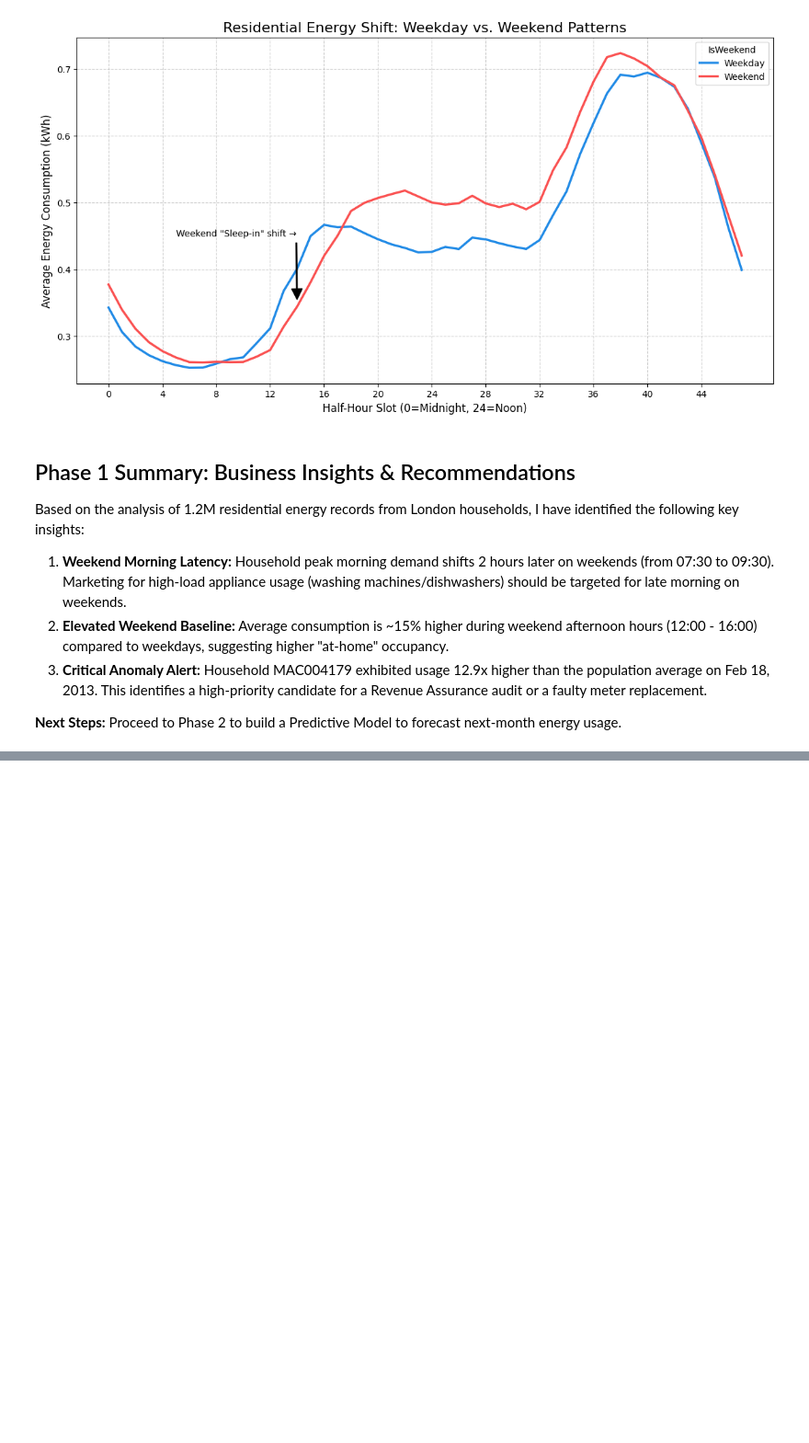
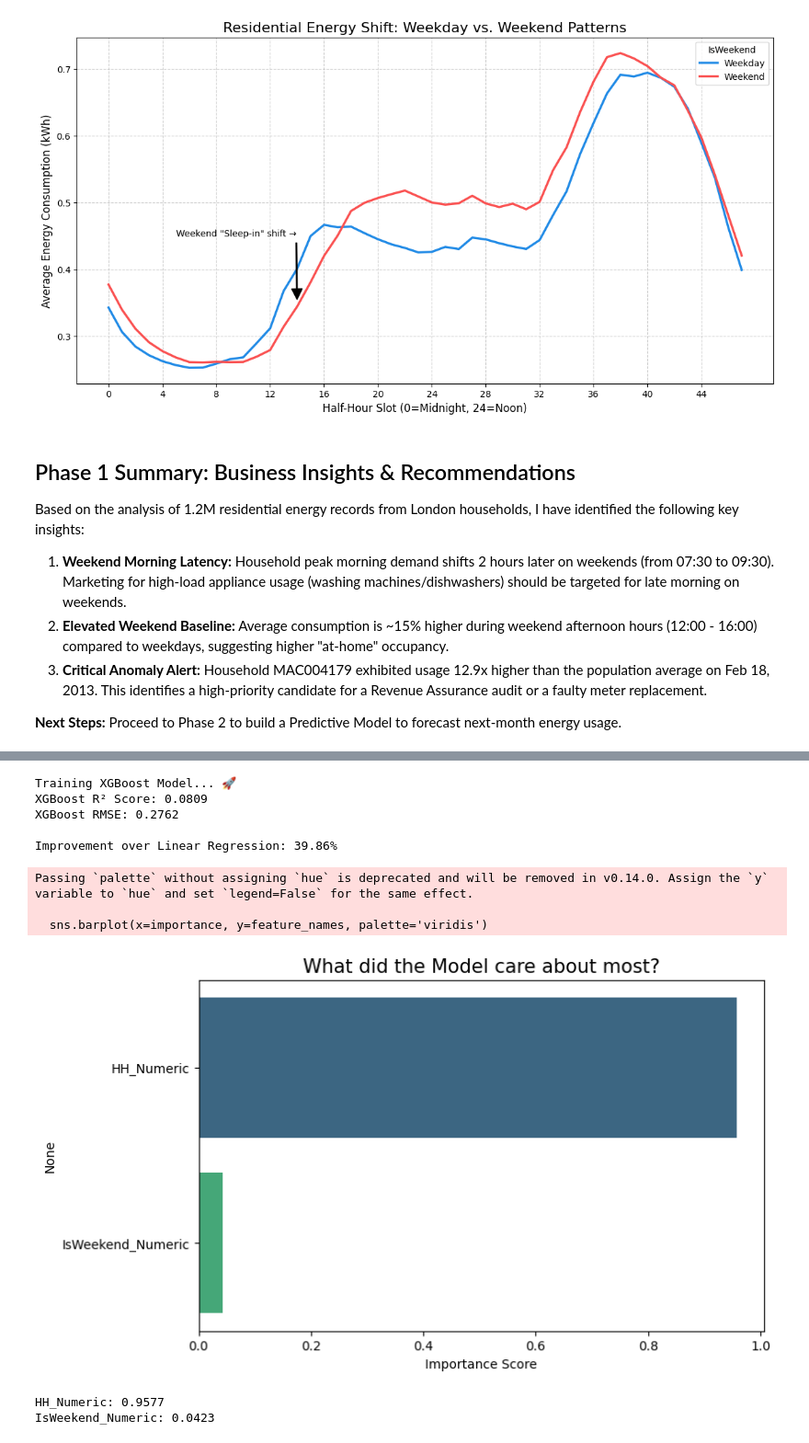
Before and after one commit to Kennyg-w/smart-meter-energy-analysis, a Jupyter notebook: notebooks/analysis.ipynb, the cells around one changed output, grey strips where cells are left out. Shown at 92% size. Cells and saved outputs as stored; diff of their text form; code cells hidden in the pictures; blank space fills up the shorter version.

```diff
--- a/notebooks/analysis.ipynb
+++ b/notebooks/analysis.ipynb
@@ -266,0 +387,57 @@ Based on the analysis of 1.2M residential energy records from London households,
+# %%
+import xgboost as xgb
+from sklearn.metrics import r2_score, mean_squared_error
+
+# 1. Initialize the XGBoost Regressor
+# We use standard parameters for now
+model_xgb = xgb.XGBRegressor(
+    n_estimators=100,
+    learning_rate=0.1,
+    max_depth=5,
+    random_state=42
+)
+
+# 2. Train the model on the SAME training data
+print("Training XGBoost Model... 🚀")
+model_xgb.fit(X_train, y_train)
+
+# 3. Make Predictions
+y_pred_xgb = model_xgb.predict(X_test)
+
+# 4. Calculate New Metrics
+r2_xgb = r2_score(y_test, y_pred_xgb)
+rmse_xgb = np.sqrt(mean_squared_error(y_test, y_pred_xgb))
+
+print(f"XGBoost R² Score: {r2_xgb:.4f}")
+print(f"XGBoost RMSE: {rmse_xgb:.4f}")
+
+# 5. Compare vs Linear Regression
+improvement = ((r2_xgb - r2) / r2) * 100
+print(f"\nImprovement over Linear Regression: {improvement:.2f}%")
+# %% [output]
+Training XGBoost Model... 🚀
+XGBoost R² Score: 0.0809
+XGBoost RMSE: 0.2762
+
+Improvement over Linear Regression: 39.86%
+# %%
+# 1. Get Feature Importance
+importance = model_xgb.feature_importances_
+feature_names = X.columns
+
+# 2. Plot it
+plt.figure(figsize=(8, 5))
+sns.barplot(x=importance, y=feature_names, palette='viridis')
+plt.title('What did the Model care about most?', fontsize=15)
+plt.xlabel('Importance Score')
+plt.show()
+
+for name, score in zip(feature_names, importance):
+    print(f"{name}: {score:.4f}")
+# %% [output]
+Passing `palette` without assigning `hue` is deprecated and will be removed in v0.14.0. Assign the `y` variable to `hue` and set `legend=False` for the same effect.
+
+  sns.barplot(x=importance, y=feature_names, palette='viridis')
+[figure, added]
+HH_Numeric: 0.9577
+IsWeekend_Numeric: 0.0423
```
Also changed, not shown: parts of 5 cells of this notebook.
